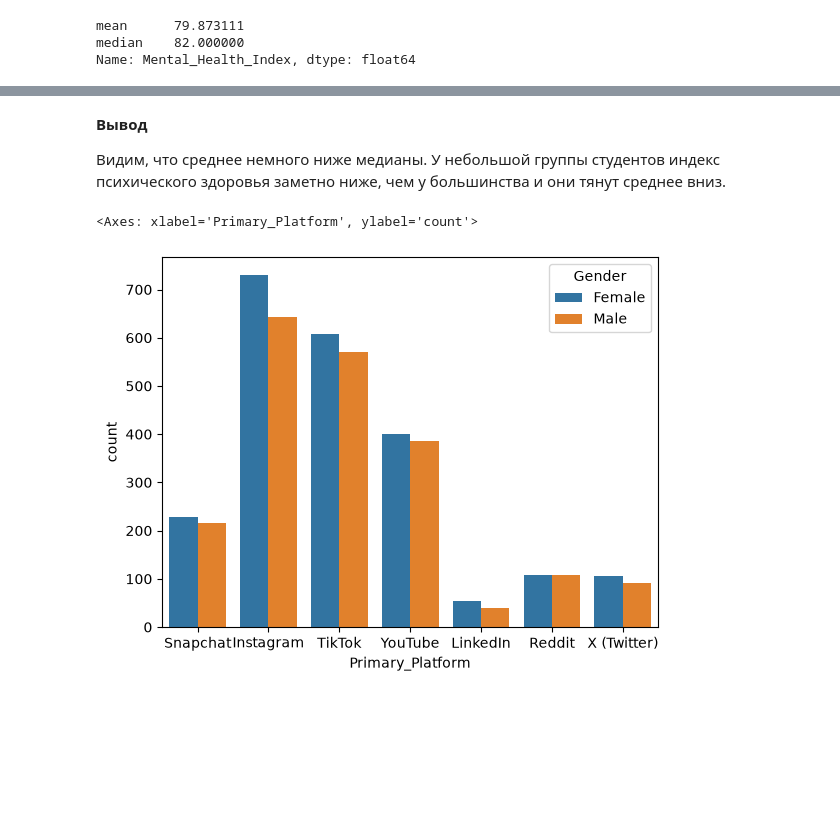
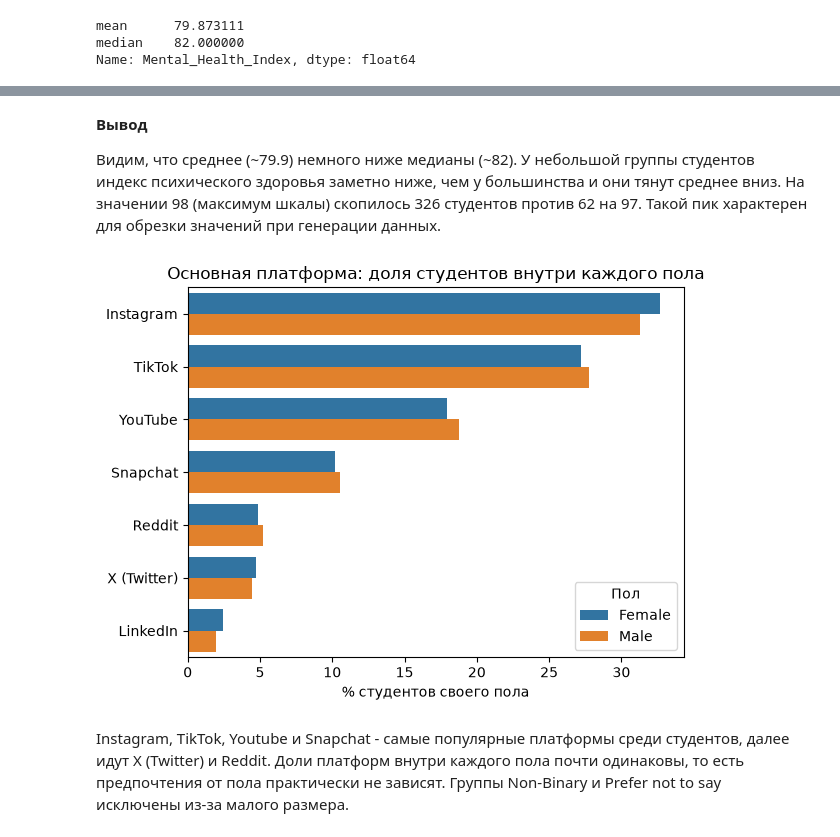
Before and after one commit to novikovmat/social-media-analysis, a Jupyter notebook: SocialMediaAnalysis.ipynb, the cells around one changed output, grey strips where cells are left out. Drawn from its saved outputs; the diff is of its cells as text; code cells hidden in the pictures; blank space fills up the shorter version.

```diff
--- a/SocialMediaAnalysis.ipynb
+++ b/SocialMediaAnalysis.ipynb
@@ -4,7 +6,7 @@ import matplotlib.pyplot as plt
 import seaborn as sns
 #импорт необходимых библиотек
 # %%
-data_path = "data\Social_media_impact_on_life.csv" # исп. относительного пути для импорта
+data_path = "data/Social_media_impact_on_life.csv" # исп. относительного пути для импорта
 df = pd.read_csv(data_path)
 # %%
 df.head() # можно использовать df.tail()
@@ -126,9 +166,24 @@ Name: Mental_Health_Index, dtype: float64
 # %% [markdown]
 **Вывод**
 
-Видим, что среднее немного ниже медианы. У небольшой группы студентов индекс психического здоровья заметно ниже, чем у большинства и они тянут среднее вниз.
+Видим, что среднее (~79.9) немного ниже медианы (~82). У небольшой группы студентов индекс психического здоровья заметно ниже, чем у большинства и они тянут среднее вниз. На значении 98 (максимум шкалы) скопилось 326 студентов против 62 на 97. Такой пик характерен для обрезки значений при генерации данных.
 # %%
-sns.countplot(x=df['Primary_Platform'], hue =df['Gender'], hue_order=['Female','Male']) # исключены малые группы для наглядности
+two_genders = df[df['Gender'].isin(['Female', 'Male'])]
+
+pct = (two_genders.groupby('Gender')['Primary_Platform']
+       .value_counts(normalize=True)
+       .mul(100)
+       .reset_index(name='percent'))
+
+order = df['Primary_Platform'].value_counts().index
+
+sns.barplot(data=pct, y='Primary_Platform', x='percent', hue='Gender', order=order)
+plt.title('Основная платформа: доля студентов внутри каждого пола')
+plt.xlabel('% студентов своего пола')
+plt.ylabel('')
+plt.legend(title='Пол')
+plt.show()
 # %% [output]
-<Axes: xlabel='Primary_Platform', ylabel='count'>
-[figure, old version]
+[figure, new version]
+# %% [markdown]
+Instagram, TikTok, Youtube и Snapchat - самые популярные платформы среди студентов, далее идут X (Twitter) и Reddit. Доли платформ внутри каждого пола почти одинаковы, то есть предпочтения от пола практически не зависят. Группы Non-Binary и Prefer not to say исключены из-за малого размера.
```
Also changed, not shown: parts of 11 cells of this notebook.
